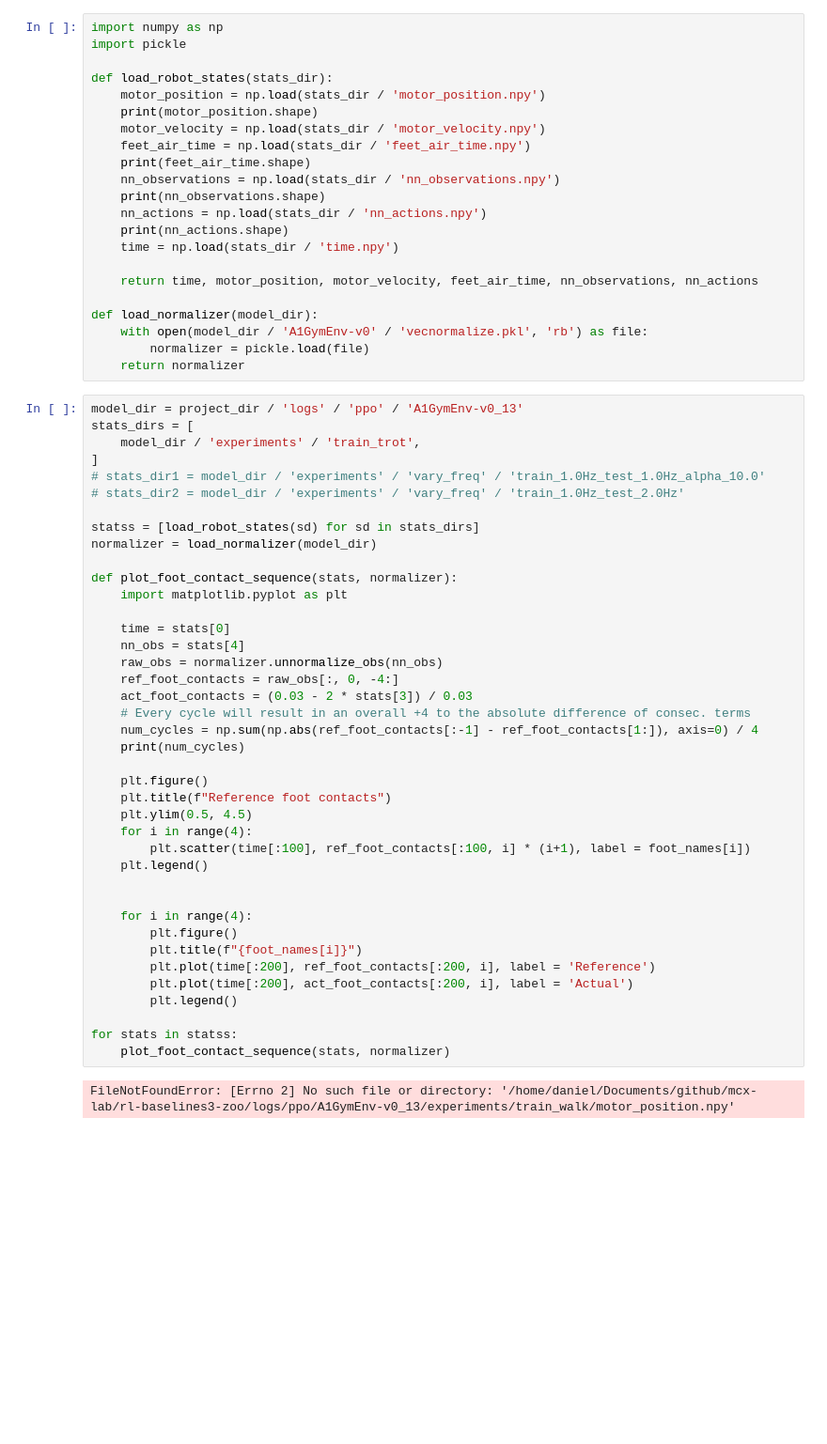
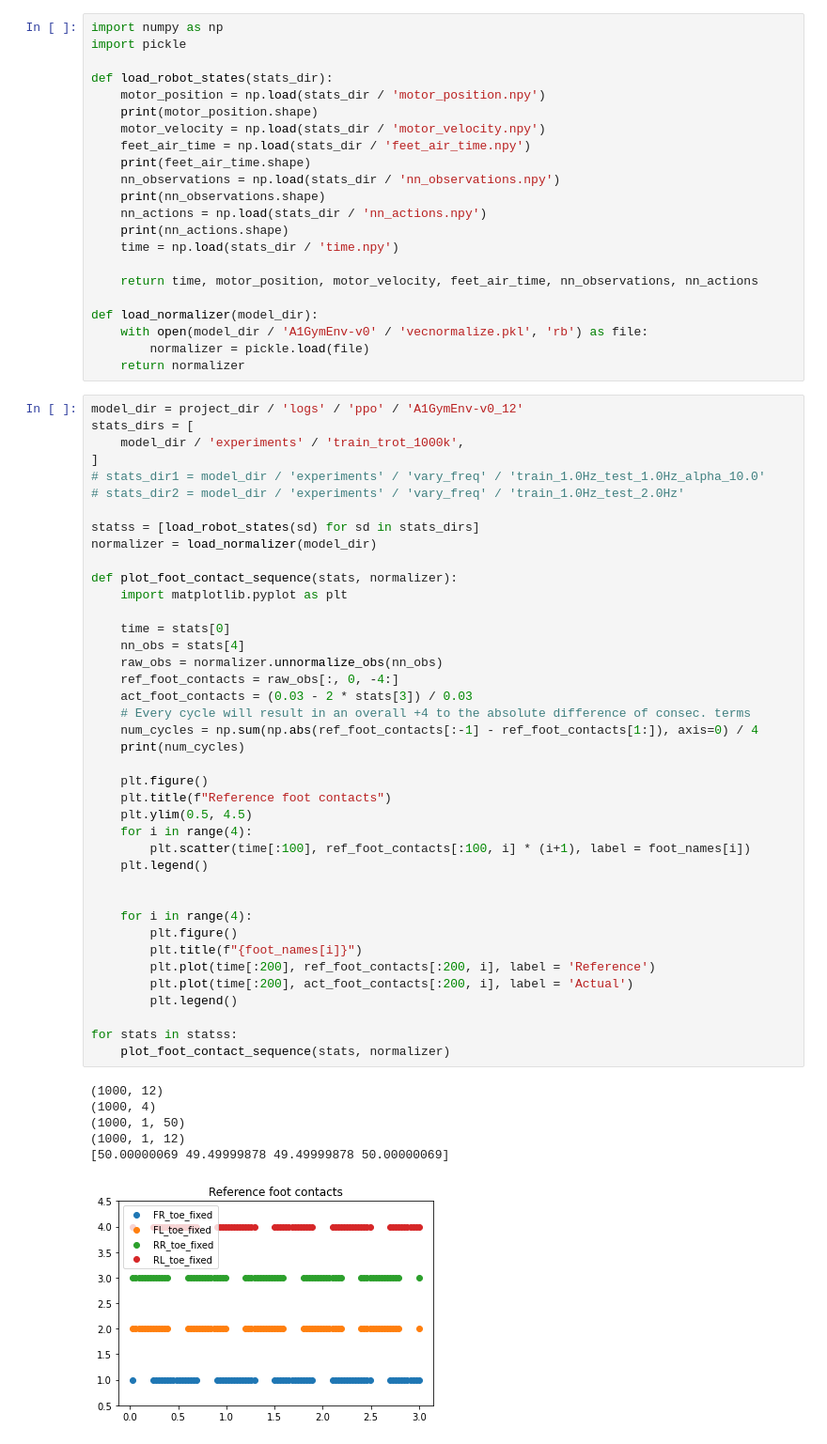
Before and after one commit to mcx-lab/rl-baselines3-zoo, a Jupyter notebook: notebooks/inspect_stats.ipynb, the cells around one changed output. Shown: that part at 94% size. Saved outputs shown, nothing was run; the diff lists cells and outputs as text; blank space fills up the shorter version.

```diff
--- a/notebooks/inspect_stats.ipynb
+++ b/notebooks/inspect_stats.ipynb
@@ -45,9 +46,9 @@ def load_normalizer(model_dir):
         normalizer = pickle.load(file)
     return normalizer
 # %%
-model_dir = project_dir / 'logs' / 'ppo' / 'A1GymEnv-v0_13'
+model_dir = project_dir / 'logs' / 'ppo' / 'A1GymEnv-v0_12'
 stats_dirs = [
-    model_dir / 'experiments' / 'train_trot',
+    model_dir / 'experiments' / 'train_trot_1000k',
 ]
 # stats_dir1 = model_dir / 'experiments' / 'vary_freq' / 'train_1.0Hz_test_1.0Hz_alpha_10.0'
 # stats_dir2 = model_dir / 'experiments' / 'vary_freq' / 'train_1.0Hz_test_2.0Hz'
@@ -58,31 +59,36 @@ normalizer = load_normalizer(model_dir)
 def plot_foot_contact_sequence(stats, normalizer):
     import matplotlib.pyplot as plt
 
     time = stats[0]
     nn_obs = stats[4]
     raw_obs = normalizer.unnormalize_obs(nn_obs)
     ref_foot_contacts = raw_obs[:, 0, -4:]
     act_foot_contacts = (0.03 - 2 * stats[3]) / 0.03
     # Every cycle will result in an overall +4 to the absolute difference of consec. terms
     num_cycles = np.sum(np.abs(ref_foot_contacts[:-1] - ref_foot_contacts[1:]), axis=0) / 4
     print(num_cycles)
 
     plt.figure()
     plt.title(f"Reference foot contacts")
     plt.ylim(0.5, 4.5)
     for i in range(4):
         plt.scatter(time[:100], ref_foot_contacts[:100, i] * (i+1), label = foot_names[i])
     plt.legend()
 
 
     for i in range(4):
         plt.figure()
         plt.title(f"{foot_names[i]}")
         plt.plot(time[:200], ref_foot_contacts[:200, i], label = 'Reference')
         plt.plot(time[:200], act_foot_contacts[:200, i], label = 'Actual')
         plt.legend()
 
 for stats in statss:
     plot_foot_contact_sequence(stats, normalizer)
 # %% [output]
-FileNotFoundError: [Errno 2] No such file or directory: '/home/daniel/Documents/github/mcx-lab/rl-baselines3-zoo/logs/ppo/A1GymEnv-v0_13/experiments/train_walk/motor_position.npy'
+(1000, 12)
+(1000, 4)
+(1000, 1, 50)
+(1000, 1, 12)
+[50.00000069 49.49999878 49.49999878 50.00000069]
+[figure, added]
```
Also changed, not shown: parts of 3 cells of this notebook, 3 other files.
